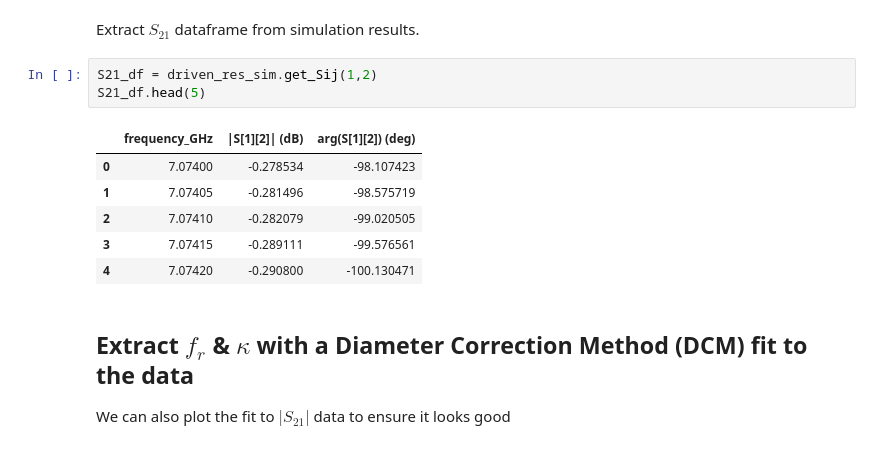
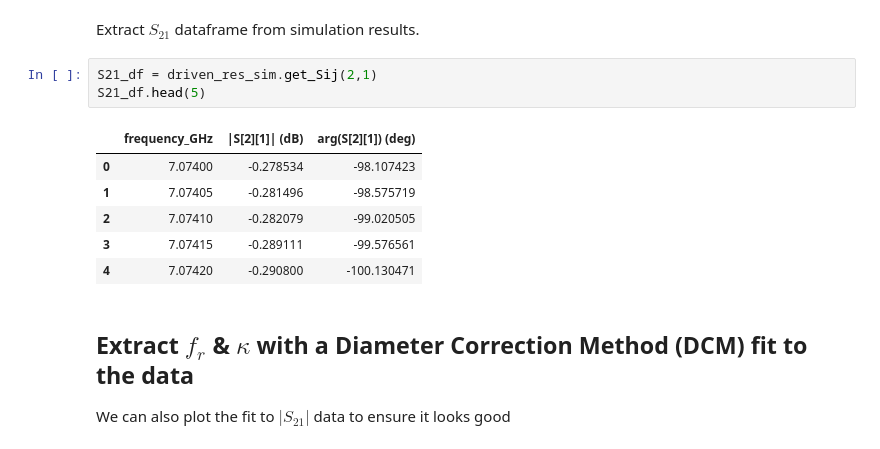
Before and after one commit to FirasAbouzahr/pyPalace, a Jupyter notebook: Examples/example_03_fdomain_driven_resonator/example03_analysis_notebook.ipynb, the cells around one changed output. Drawn from its saved outputs; the diff is of its cells as text.

```diff
--- a/Examples/example_03_fdomain_driven_resonator/example03_analysis_notebook.ipynb
+++ b/Examples/example_03_fdomain_driven_resonator/example03_analysis_notebook.ipynb
@@ -12,10 +12,10 @@ driven_res_sim = Simulation(driven_res_config,None)
 # %% [markdown]
 Extract $S_{21}$ dataframe from simulation results.
 # %%
-S21_df = driven_res_sim.get_Sij(1,2)
+S21_df = driven_res_sim.get_Sij(2,1)
 S21_df.head(5)
 # %% [output]
-|  | frequency_GHz | |S[1][2]| (dB) | arg(S[1][2]) (deg) |
+|  | frequency_GHz | |S[2][1]| (dB) | arg(S[2][1]) (deg) |
 | 0 | 7.07400 | -0.278534 | -98.107423 |
 | 1 | 7.07405 | -0.281496 | -98.575719 |
 | 2 | 7.07410 | -0.282079 | -99.020505 |
```
Also changed, not shown: parts of 1 cell of this notebook.
